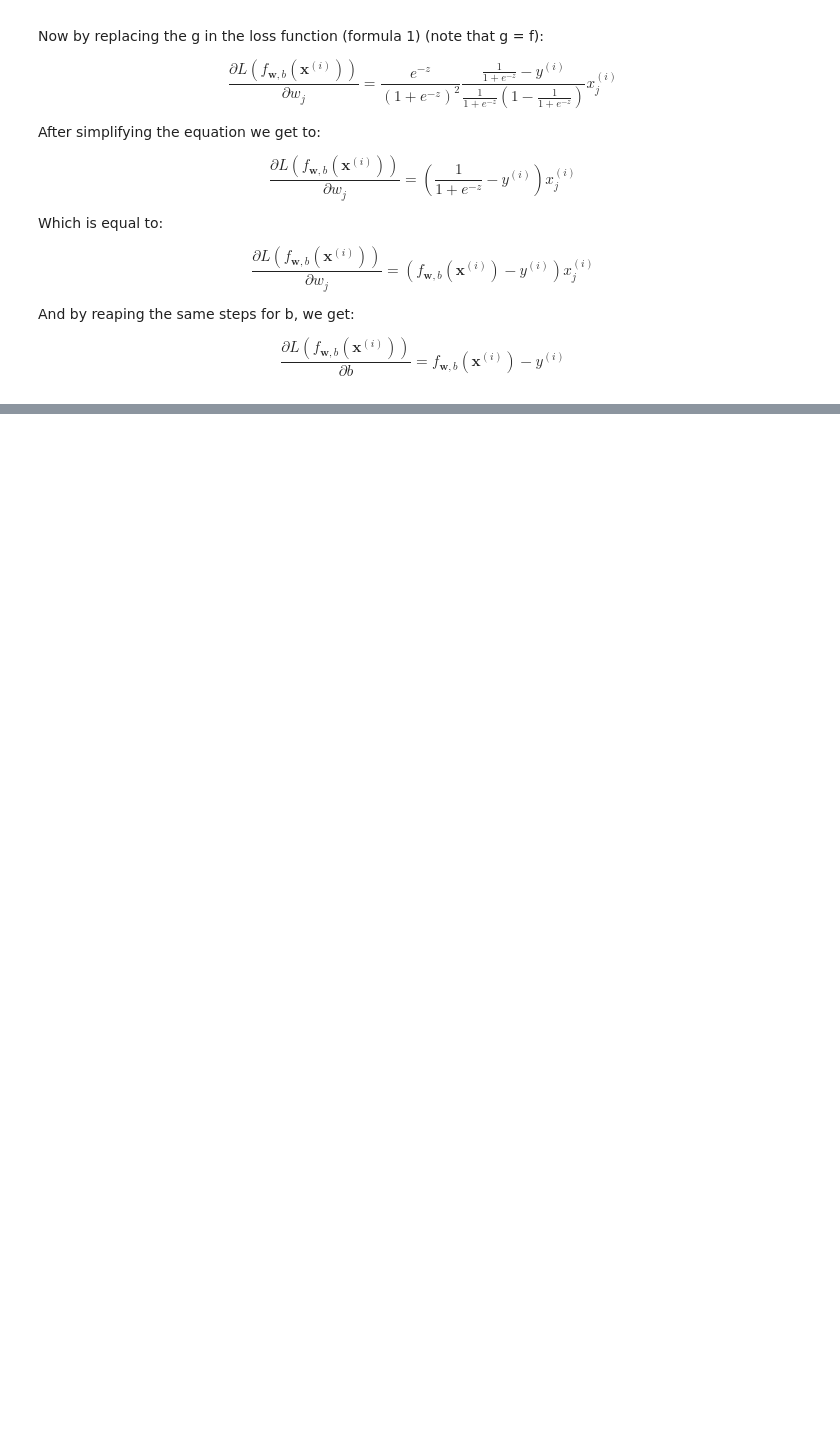
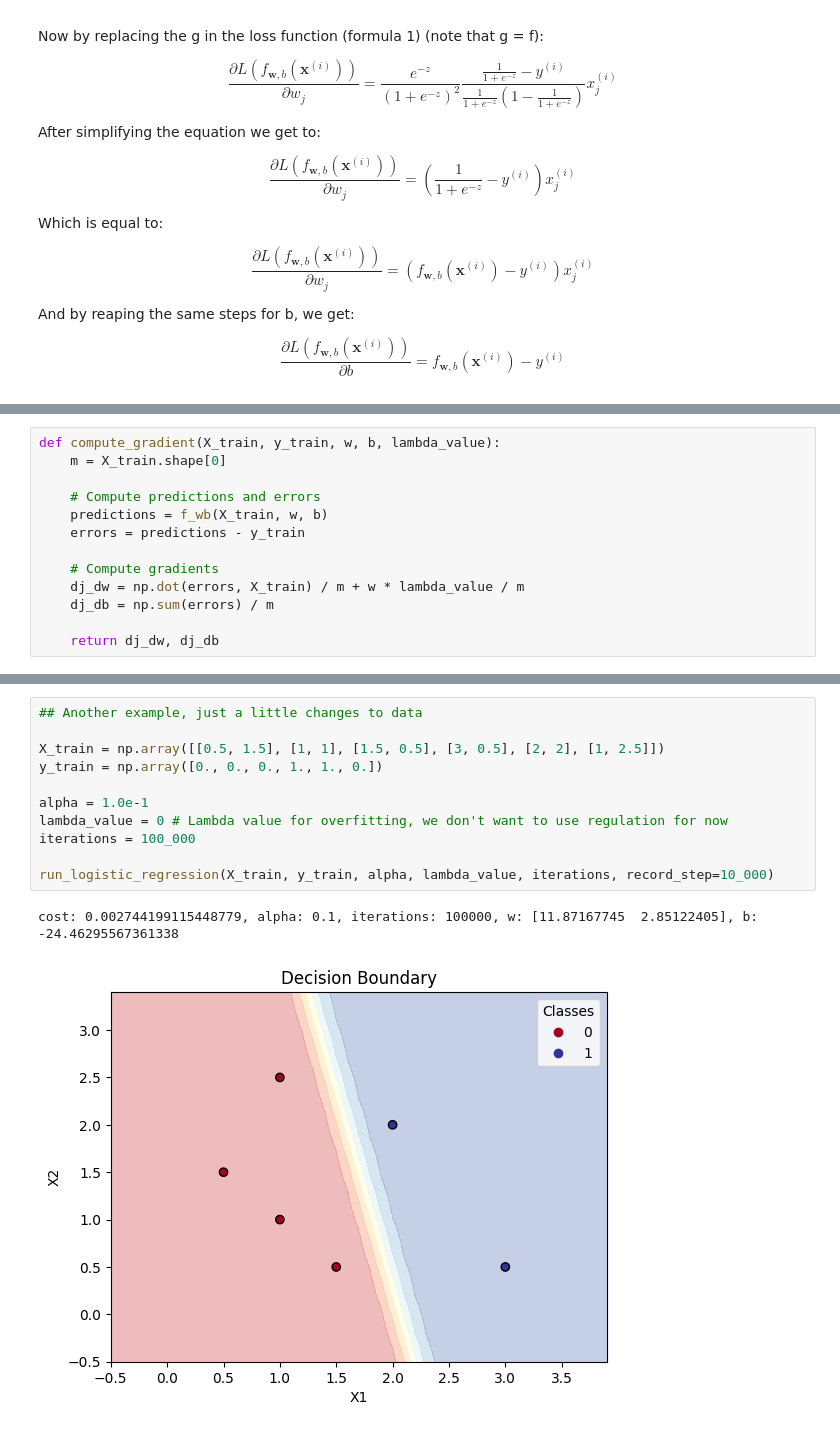
Before and after one commit to sinasun/ml-archive, a Jupyter notebook: 02_Supervised_Learning/03_Logistic_Regression/01_Logistic_Regression.ipynb, the cells around one changed output, grey strips where cells are left out. Saved outputs shown, nothing was run; the diff lists cells and outputs as text; blank space fills up the shorter version.

```diff
--- a/02_Supervised_Learning/03_Logistic_Regression/01_Logistic_Regression.ipynb
+++ b/02_Supervised_Learning/03_Logistic_Regression/01_Logistic_Regression.ipynb
@@ -162,0 +183,13 @@ $$ \frac {\partial J_{\mathbf{w},b}} {\partial w_j} = \frac {1}{m} (\sum_{i=0}^{
+# %%
+def compute_gradient(X_train, y_train, w, b, lambda_value):
+    m = X_train.shape[0]
+
+    # Compute predictions and errors
+    predictions = f_wb(X_train, w, b)
+    errors = predictions - y_train
+
+    # Compute gradients
+    dj_dw = np.dot(errors, X_train) / m + w * lambda_value / m
+    dj_db = np.sum(errors) / m
+
+    return dj_dw, dj_db
@@ -162,0 +262,14 @@ $$ \frac {\partial J_{\mathbf{w},b}} {\partial w_j} = \frac {1}{m} (\sum_{i=0}^{
+# %%
+## Another example, just a little changes to data
+
+X_train = np.array([[0.5, 1.5], [1, 1], [1.5, 0.5], [3, 0.5], [2, 2], [1, 2.5]])
+y_train = np.array([0., 0., 0., 1., 1., 0.])
+
+alpha = 1.0e-1
+lambda_value = 0 # Lambda value for overfitting, we don't want to use regulation for now
+iterations = 100_000
+
+run_logistic_regression(X_train, y_train, alpha, lambda_value, iterations, record_step=10_000)
+# %% [output]
+cost: 0.002744199115448779, alpha: 0.1, iterations: 100000, w: [11.87167745  2.85122405], b: -24.46295567361338
+[figure, added]
```
Also changed, not shown: parts of 9 cells of this notebook.
